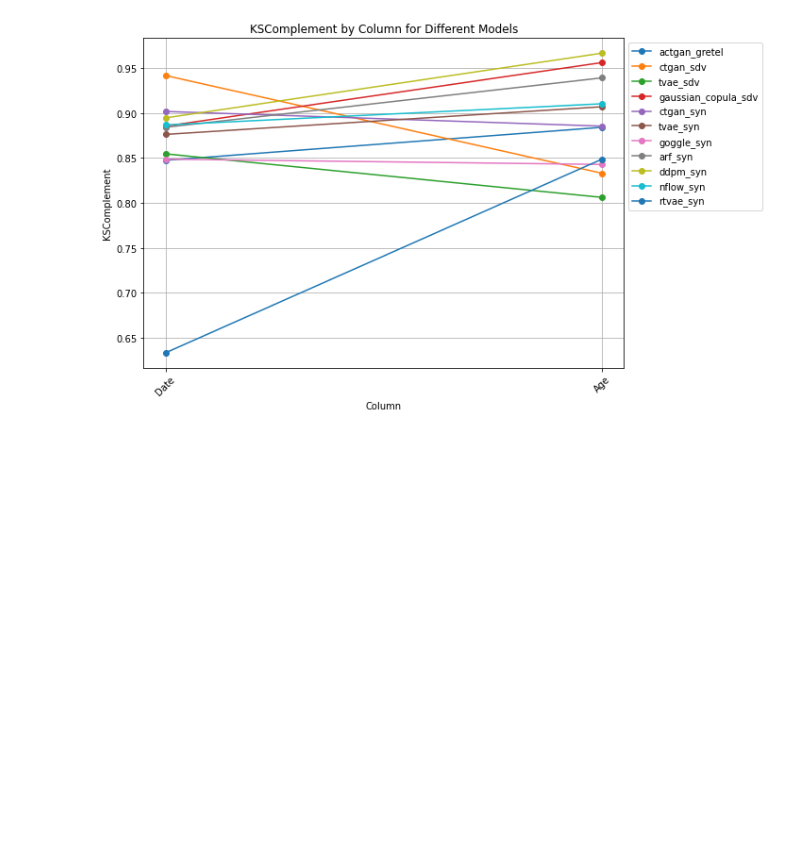
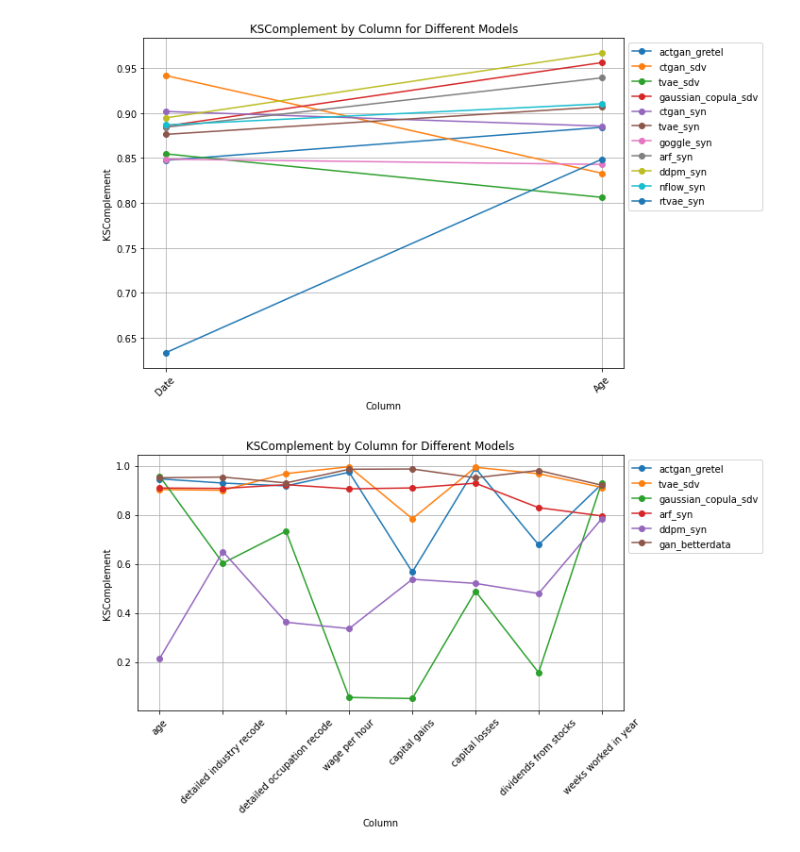
Before and after one commit to dsaidgovsg/benchmarking-synthetic-data-generators, a Jupyter notebook: notebooks/final_columns_analysis.ipynb, the cells around one changed output. Saved outputs shown, nothing was run; the diff lists cells and outputs as text; code cells hidden in the pictures; blank space fills up the shorter version.

```diff
--- a/notebooks/final_columns_analysis.ipynb
+++ b/notebooks/final_columns_analysis.ipynb
@@ -189,3 +210,9 @@ subset = num_col_tabular_df[(num_col_tabular_df["exp_dataset"] == exp_dataset)]
 plot_col_distribution(subset, 'KSComplement')
 # %% [output]
 [figure]
+# %%
+exp_dataset = "census"
+subset = num_col_tabular_df[(num_col_tabular_df["exp_dataset"] == exp_dataset)]
+plot_col_distribution(subset, 'KSComplement')
+# %% [output]
+[figure, added]
```
Also changed, not shown: parts of 21 cells of this notebook, 6 other files.
